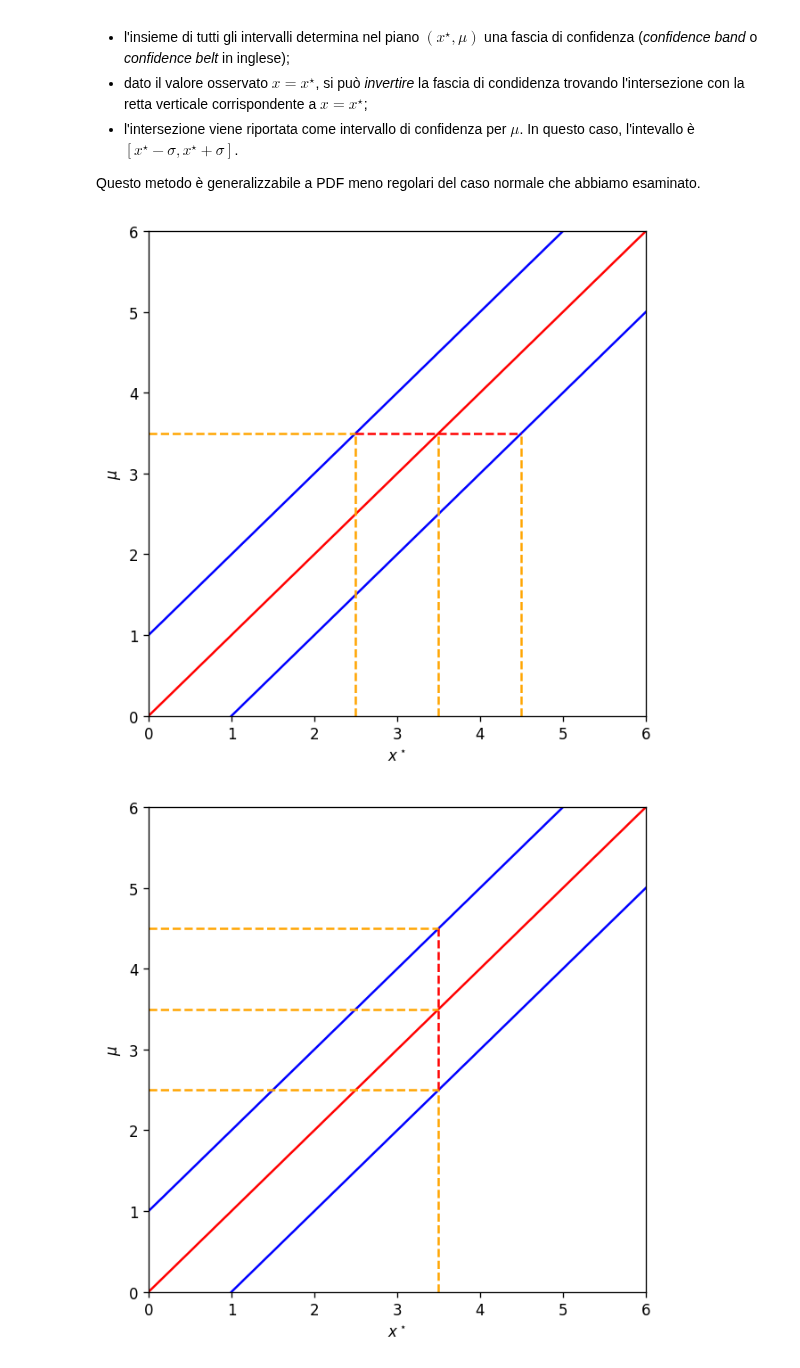
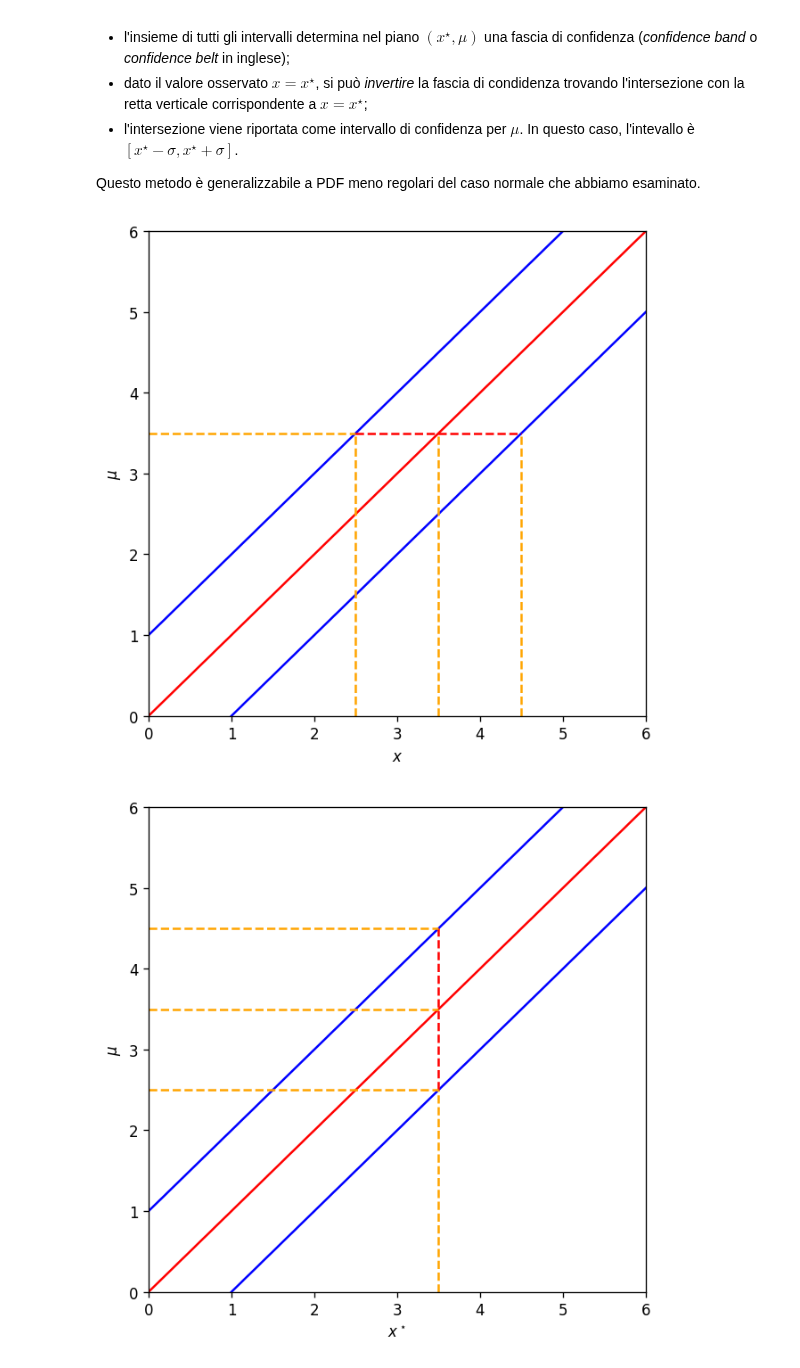
Before and after one commit to lucalista/analisi-dati-2023, a Jupyter notebook: 18.03.00__Intervalli_di_confidenza.ipynb, the cells around one changed output. Cells and saved outputs as stored; diff of their text form; code cells hidden in the pictures.

```diff
--- a/18.03.00__Intervalli_di_confidenza.ipynb
+++ b/18.03.00__Intervalli_di_confidenza.ipynb
@@ -34,23 +34,23 @@ Possiamo immaginare di costruire questa stima nel modo seguente:
 Questo metodo è generalizzabile a PDF meno regolari del caso normale che abbiamo esaminato.
 # %%
 plt.figure(figsize=(6,6), dpi=120)
-plt.xlabel(r'$x^\star$')
+plt.xlabel(r'$x$')
 plt.ylabel(r'$\mu$')
 plt.plot([0, 6], [0, 6], color='red')
 plt.plot([0, 5], [1, 6], color='blue')
 plt.plot([1, 6], [0, 5], color='blue')
 mu_0 = x_hat = 3.5
 x_lo, x_hi = mu_0 - 1, mu_0 + 1
 plt.plot([0, x_lo], [mu_0, mu_0], color='orange', linestyle='--')
 plt.plot([x_lo, x_hi], [mu_0, mu_0], color='red', linestyle='--')
 plt.plot([x_hi, x_hi], [0, mu_0], color='orange', linestyle='--')
 plt.plot([x_lo, x_lo], [0, mu_0], color='orange', linestyle='--')
 plt.plot([x_hat, x_hat], [0, mu_0], color='orange', linestyle='--')
 plt.ylim(0, 6)
 plt.xlim(0, 6)
 plt.show()
 # %% [output]
-[figure, old version]
+[figure, new version]
 # %%
 plt.figure(figsize=(6,6), dpi=120)
 plt.xlabel(r'$x^\star$')
```
Also changed, not shown: parts of 4 cells of this notebook, 3 other files.
